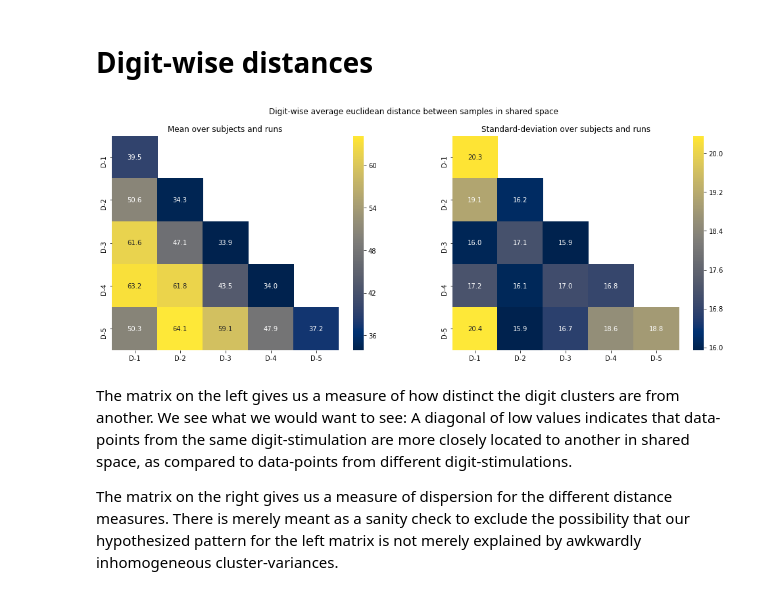
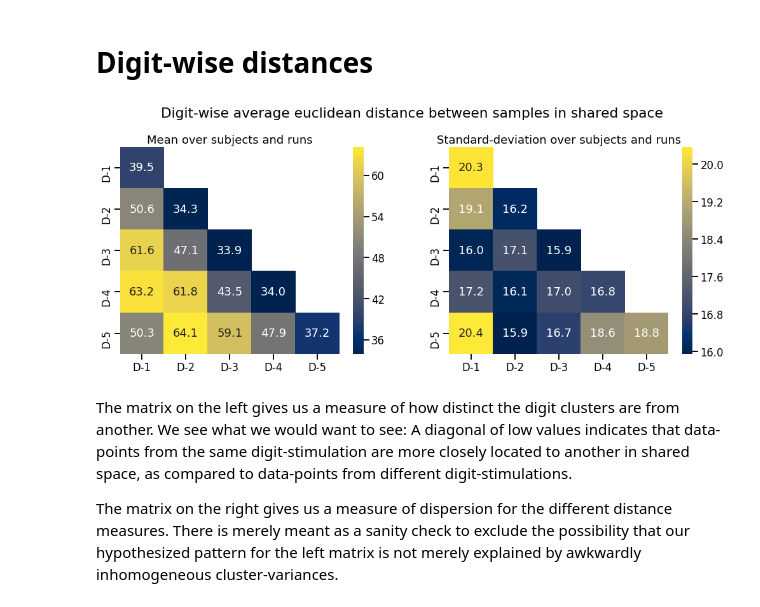
Before and after one commit to oliver-contier/somato_align, a Jupyter notebook: srm/distance_matrices_digits_timepoints.ipynb, the cells around one changed output. Drawn from its saved outputs; the diff is of its cells as text; code cells hidden in the pictures.

```diff
--- a/srm/distance_matrices_digits_timepoints.ipynb
+++ b/srm/distance_matrices_digits_timepoints.ipynb
@@ -9,7 +9,7 @@ import seaborn as sns
 %matplotlib inline
 
 # import functions from other scripts
-file_globals = runpy.run_path('digit_classification.py')
+file_globals = runpy.run_path('digit_classification_knn.py')
 get_digit_indices = file_globals['get_digit_indices']
 # %% [markdown]
 # Load data
@@ -77,12 +77,11 @@ Given the autocorrelated BOLD signal, the volumes should sample a continuous tra
 """
 Gather matrices for all subjects and save in big array
 """
+# pick out number of dimensions and volumes
+ndims, nvols = proj_data_run1train[0].shape
 
 # set up results array
 timepoint_distances = np.zeros(shape=(2, len(proj_data_run1train), nvols, nvols))
-
-# pick out number of dimensions and volumes
-ndims, nvols = proj_data_run1train[0].shape
 
 # iterate over runs and subjects
 for run_idx, dataset in enumerate([proj_data_run1train, proj_data_run2train]):
@@ -90,8 +89,8 @@ for run_idx, dataset in enumerate([proj_data_run1train, proj_data_run2train]):
 
         for vol_i in range(nvols):
             for vol_j in range(nvols):
-                dist = euclidean(dataset[sub_index][:,vol_i],
-                                 dataset[sub_index][:,vol_j])
+                dist = euclidean(dataset[sub_idx][:,vol_i],
+                                 dataset[sub_idx][:,vol_j])
                 timepoint_distances[run_idx, sub_idx, vol_i, vol_j] = dist
 # %%
 """
@@ -101,4 +100,6 @@ av_timepoint_dist = np.average(timepoint_distances, axis=(0,1))
 av_timepoint_dist.shape
 # %% [output]
 (256, 256)
+# %%
+sns.set_context('talk')
 # %%
@@ -160,26 +162,27 @@ agg_std_distances = np.average(std_distances, axis=(0,1))
 # %%
 # mask lower triangle (because matrices are symmetric)
 tril_mask = np.zeros_like(agg_av_distances, dtype=np.bool)
 tril_mask[np.triu_indices_from(tril_mask, k=1)] = True
 
 # start plotting
 fig, axs = plt.subplots(ncols=2, nrows=1, figsize=(17,6))
 
 digit_strings = ['D-%i' %i for i in range(1,6)]
 shared_figkws = {'cmap':'cividis', 'cbar':True, 'annot':True, 'fmt':'.1f',
                  'xticklabels':digit_strings, 'yticklabels':digit_strings, 'mask':tril_mask}
 
-sns.heatmap(agg_av_distances_triu, ax=axs[0], **shared_figkws)
-sns.heatmap(agg_std_distances_triu, ax=axs[1], **shared_figkws)
+sns.heatmap(agg_av_distances, ax=axs[0], **shared_figkws)
+sns.heatmap(agg_std_distances, ax=axs[1], **shared_figkws)
 
-plt.suptitle("""Digit-wise average euclidean distance between samples in shared space""")
+supttl = plt.suptitle("""Digit-wise average euclidean distance between samples in shared space""",
+            y=1.025)
 
 axs[0].set_title('Mean over subjects and runs')
 axs[1].set_title('Standard-deviation over subjects and runs')
-
+fig.savefig('plots/digit_sim_mean_std.svg', bbox_inches='tight',bbox_extra_artists=[supttl])  #, dpi=300
 plt.show()
 # %% [output]
-[figure, old version]
+[figure, new version]
 # %% [markdown]
 The matrix on the left gives us a measure of how distinct the digit clusters are from another. We see what we would want to see: A diagonal of low values indicates that data-points from the same digit-stimulation are more closely located to another in shared space, as compared to data-points from different digit-stimulations.
 
```
Also changed, not shown: parts of 1 cell of this notebook, 4 other files.
